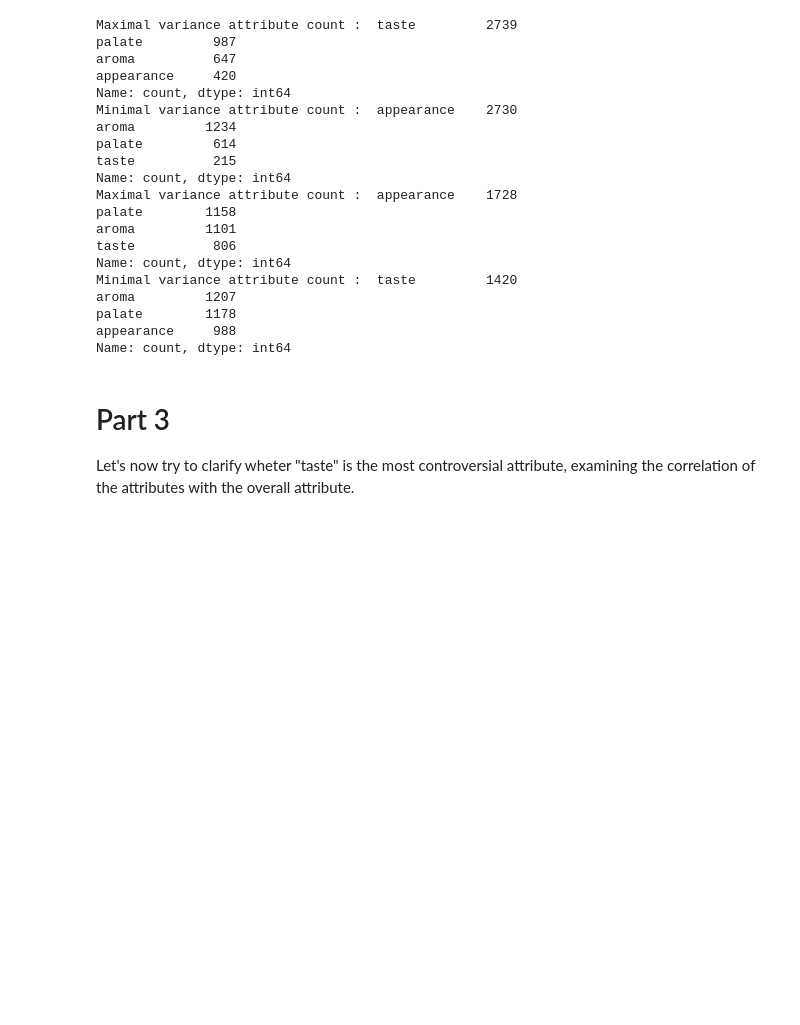
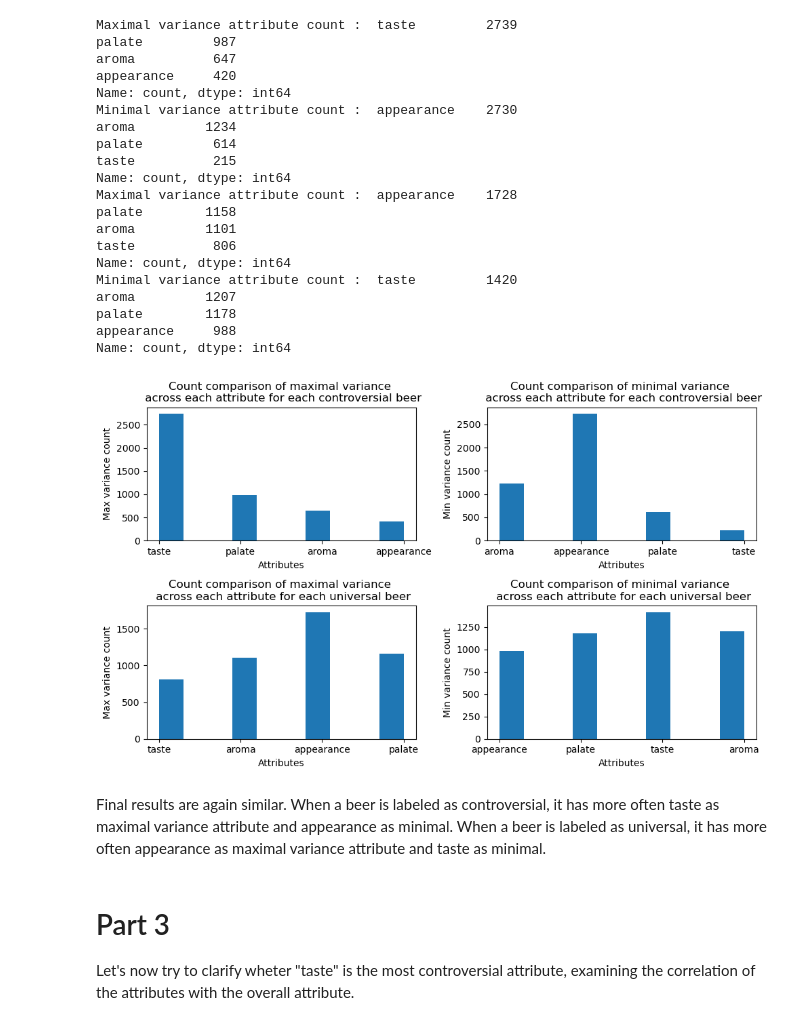
Before and after one commit to epfl-ada/ada-2024-project-abracadabra, a Jupyter notebook: implementation.ipynb, the cells around one changed output. Cells and saved outputs as stored; diff of their text form; code cells hidden in the pictures; blank space fills up the shorter version.

```diff
--- a/implementation.ipynb
+++ b/implementation.ipynb
@@ -610,32 +610,38 @@ palate        1178
 appearance     988
 Name: count, dtype: int64
 # %%
+plt.figure(figsize=(10, 6))
+
 plt.subplot(2, 2, 1)
 plt.hist(max_var_attribute_controv)
 plt.title("Count comparison of maximal variance \n across each attribute for each controversial beer")
 plt.xlabel("Attributes")
 plt.ylabel("Max variance count")
 
 plt.subplot(2, 2, 2)
 plt.hist(min_var_attribute_controv)
 plt.title("Count comparison of minimal variance \n across each attribute for each controversial beer")
 plt.xlabel("Attributes")
 plt.ylabel("Min variance count")
 
 plt.subplot(2, 2, 3)
 plt.hist(max_var_attribute_univ)
 plt.title("Count comparison of maximal variance \n across each attribute for each universal beer")
 plt.xlabel("Attributes")
 plt.ylabel("Max variance count")
 
 plt.subplot(2, 2, 4)
 plt.hist(min_var_attribute_univ)
 plt.title("Count comparison of minimal variance \n across each attribute for each universal beer")
 plt.xlabel("Attributes")
 plt.ylabel("Min variance count")
 
 plt.tight_layout()
 plt.show()
+# %% [output]
+[figure, added]
+# %% [markdown]
+Final results are again similar. When a beer is labeled as controversial, it has more often taste as maximal variance attribute and appearance as minimal. When a beer is labeled as universal, it has more often appearance as maximal variance attribute and taste as minimal.
 # %% [markdown]
 # Part 3
 Let's now try to clarify wheter "taste" is the most controversial attribute, examining the correlation of the attributes with the overall attribute.
```
